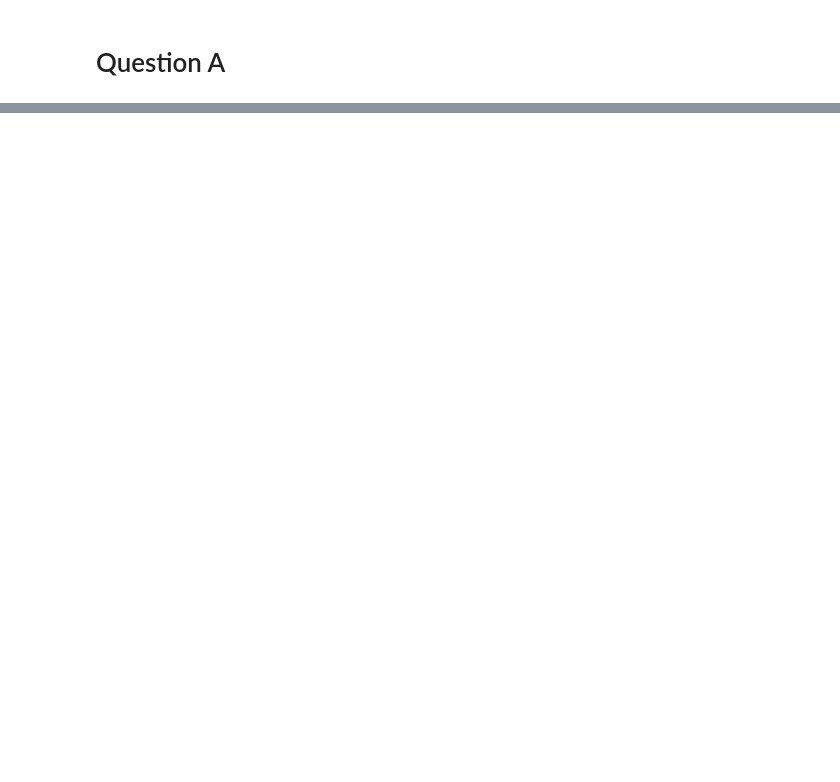
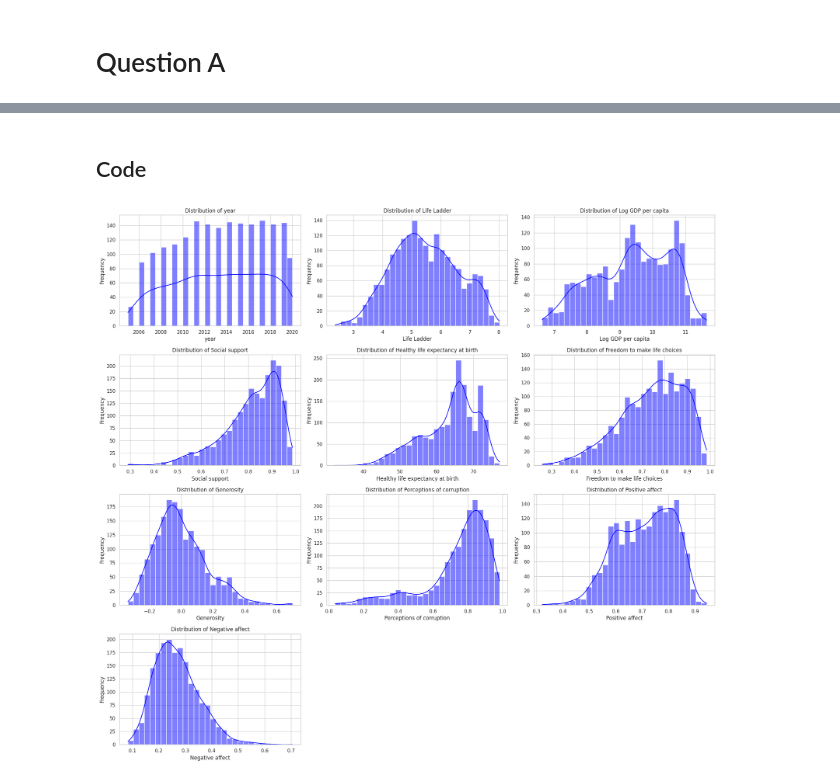
Before and after one commit to prathameshhire/Happiness, a Jupyter notebook: Happiness.ipynb, the cells around one changed output, grey strips where cells are left out. Drawn from its saved outputs; the diff is of its cells as text; code cells hidden in the pictures; blank space fills up the shorter version.

```diff
--- a/Happiness.ipynb
+++ b/Happiness.ipynb
@@ -42,0 +128,25 @@ max           0.705000
+# %% [markdown]
+## Code
+# %%
+# Set the style for seaborn
+sns.set(style="whitegrid")
+
+# List of columns to plot
+columns = data.columns[1:]  # Exclude 'Country name'
+
+# Set up the matplotlib figure
+plt.figure(figsize=(20, 18))
+
+# Loop through each column and create a histogram
+for i, column in enumerate(columns, 1):
+    plt.subplot(4, 3, i)
+    sns.histplot(data[column], kde=True, bins=30, color='blue')
+    plt.title(f'Distribution of {column}')
+    plt.xlabel(column)
+    plt.ylabel('Frequency')
+
+# Adjust layout
+plt.tight_layout()
+plt.show()
+# %% [output]
+[figure, added]
```
Also changed, not shown: parts of 9 cells of this notebook.
